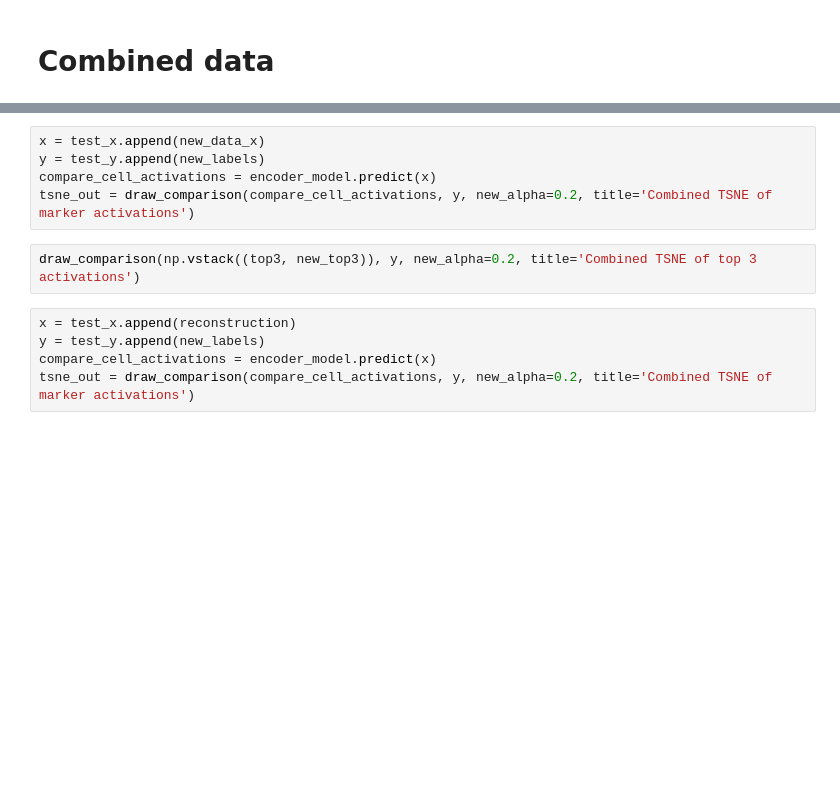
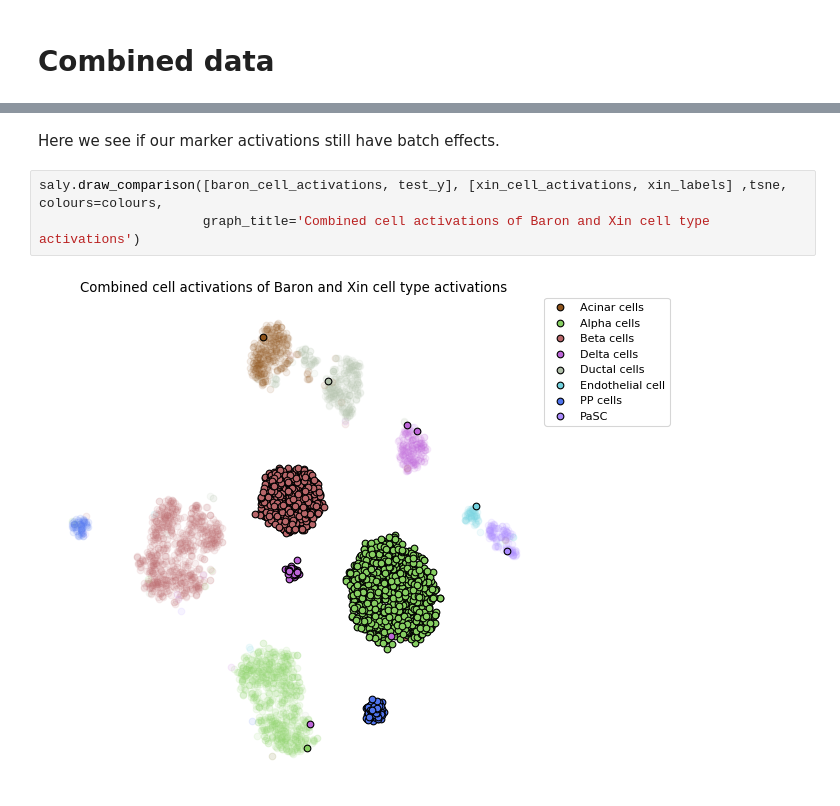
Before and after one commit to LongarMD/MarkerGenes, a Jupyter notebook: Example.ipynb, the cells around one changed output, grey strips where cells are left out. Saved outputs shown, nothing was run; the diff lists cells and outputs as text; blank space fills up the shorter version.

```diff
--- a/Example.ipynb
+++ b/Example.ipynb
@@ -313,12 +283,7 @@ def draw_comparison(x, y, title=''):
-# %%
-x = test_x.append(new_data_x)
-y = test_y.append(new_labels)
-compare_cell_activations = encoder_model.predict(x)
-tsne_out = draw_comparison(compare_cell_activations, y, new_alpha=0.2, title='Combined TSNE of marker activations')
-# %%
-draw_comparison(np.vstack((top3, new_top3)), y, new_alpha=0.2, title='Combined TSNE of top 3 activations')
-# %%
-x = test_x.append(reconstruction)
-y = test_y.append(new_labels)
-compare_cell_activations = encoder_model.predict(x)
-tsne_out = draw_comparison(compare_cell_activations, y, new_alpha=0.2, title='Combined TSNE of marker activations')
+# %% [markdown]
+Here we see if our marker activations still have batch effects.
+# %%
+saly.draw_comparison([baron_cell_activations, test_y], [xin_cell_activations, xin_labels] ,tsne, colours=colours,
+                     graph_title='Combined cell activations of Baron and Xin cell type activations')
+# %% [output]
+[figure, added]
```
Also changed, not shown: parts of 23 cells of this notebook.
